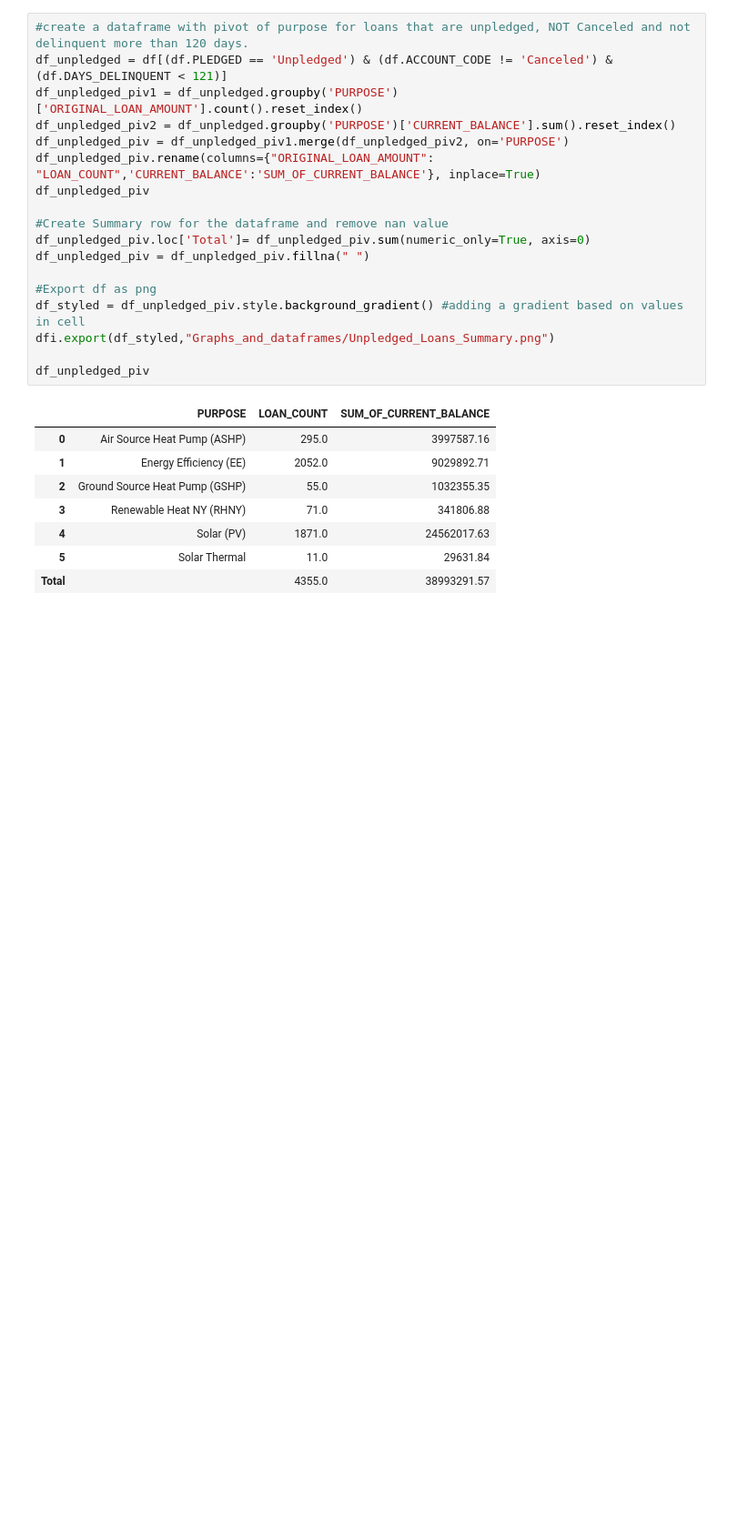
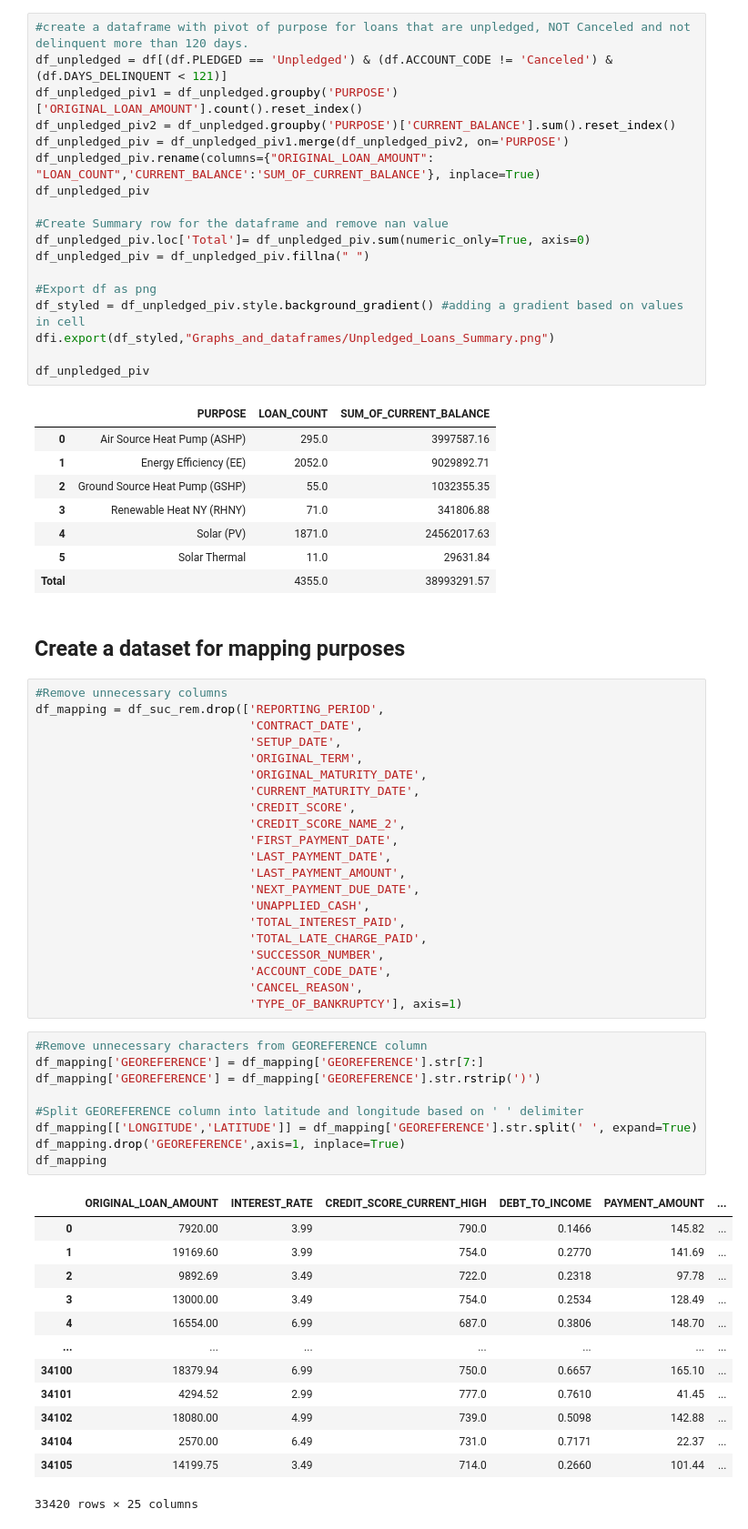
Before and after one commit to jlixander/GJGNY_Analysis, a Jupyter notebook: GJGNY_Analysis.ipynb, the cells around one changed output. Shown at 91% size. Cells and saved outputs as stored; diff of their text form; blank space fills up the shorter version.

```diff
--- a/GJGNY_Analysis.ipynb
+++ b/GJGNY_Analysis.ipynb
@@ -924,3 +954,49 @@ df_unpledged_piv
 | 4 | Solar (PV) | 1871.0 | 24562017.63 |
 | 5 | Solar Thermal | 11.0 | 29631.84 |
 | Total |  | 4355.0 | 38993291.57 |
+# %% [markdown]
+## Create a dataset for mapping purposes
+# %%
+#Remove unnecessary columns
+df_mapping = df_suc_rem.drop(['REPORTING_PERIOD',
+                              'CONTRACT_DATE',
+                              'SETUP_DATE',
+                              'ORIGINAL_TERM',
+                              'ORIGINAL_MATURITY_DATE',
+                              'CURRENT_MATURITY_DATE',
+                              'CREDIT_SCORE',
+                              'CREDIT_SCORE_NAME_2',
+                              'FIRST_PAYMENT_DATE',
+                              'LAST_PAYMENT_DATE',
+                              'LAST_PAYMENT_AMOUNT',
+                              'NEXT_PAYMENT_DUE_DATE',
+                              'UNAPPLIED_CASH',
+                              'TOTAL_INTEREST_PAID',
+                              'TOTAL_LATE_CHARGE_PAID',
+                              'SUCCESSOR_NUMBER',
+                              'ACCOUNT_CODE_DATE',
+                              'CANCEL_REASON',
+                              'TYPE_OF_BANKRUPTCY'], axis=1)
+# %%
+#Remove unnecessary characters from GEOREFERENCE column
+df_mapping['GEOREFERENCE'] = df_mapping['GEOREFERENCE'].str[7:]
+df_mapping['GEOREFERENCE'] = df_mapping['GEOREFERENCE'].str.rstrip(')')
+
+#Split GEOREFERENCE column into latitude and longitude based on ' ' delimiter
+df_mapping[['LONGITUDE','LATITUDE']] = df_mapping['GEOREFERENCE'].str.split(' ', expand=True)
+df_mapping.drop('GEOREFERENCE',axis=1, inplace=True)
+df_mapping
+# %% [output]
+|  | ORIGINAL_LOAN_AMOUNT | INTEREST_RATE | CREDIT_SCORE_CURRENT_HIGH | DEBT_TO_INCOME | PAYMENT_AMOUNT | ... |
+| 0 | 7920.00 | 3.99 | 790.0 | 0.1466 | 145.82 | ... |
+| 1 | 19169.60 | 3.99 | 754.0 | 0.2770 | 141.69 | ... |
+| 2 | 9892.69 | 3.49 | 722.0 | 0.2318 | 97.78 | ... |
+| 3 | 13000.00 | 3.49 | 754.0 | 0.2534 | 128.49 | ... |
+| 4 | 16554.00 | 6.99 | 687.0 | 0.3806 | 148.70 | ... |
+| ... | ... | ... | ... | ... | ... | ... |
+| 34100 | 18379.94 | 6.99 | 750.0 | 0.6657 | 165.10 | ... |
+| 34101 | 4294.52 | 2.99 | 777.0 | 0.7610 | 41.45 | ... |
+| 34102 | 18080.00 | 4.99 | 739.0 | 0.5098 | 142.88 | ... |
+| 34104 | 2570.00 | 6.49 | 731.0 | 0.7171 | 22.37 | ... |
+| 34105 | 14199.75 | 3.49 | 714.0 | 0.2660 | 101.44 | ... |
+33420 rows × 25 columns
```
Also changed, not shown: parts of 6 cells of this notebook.
